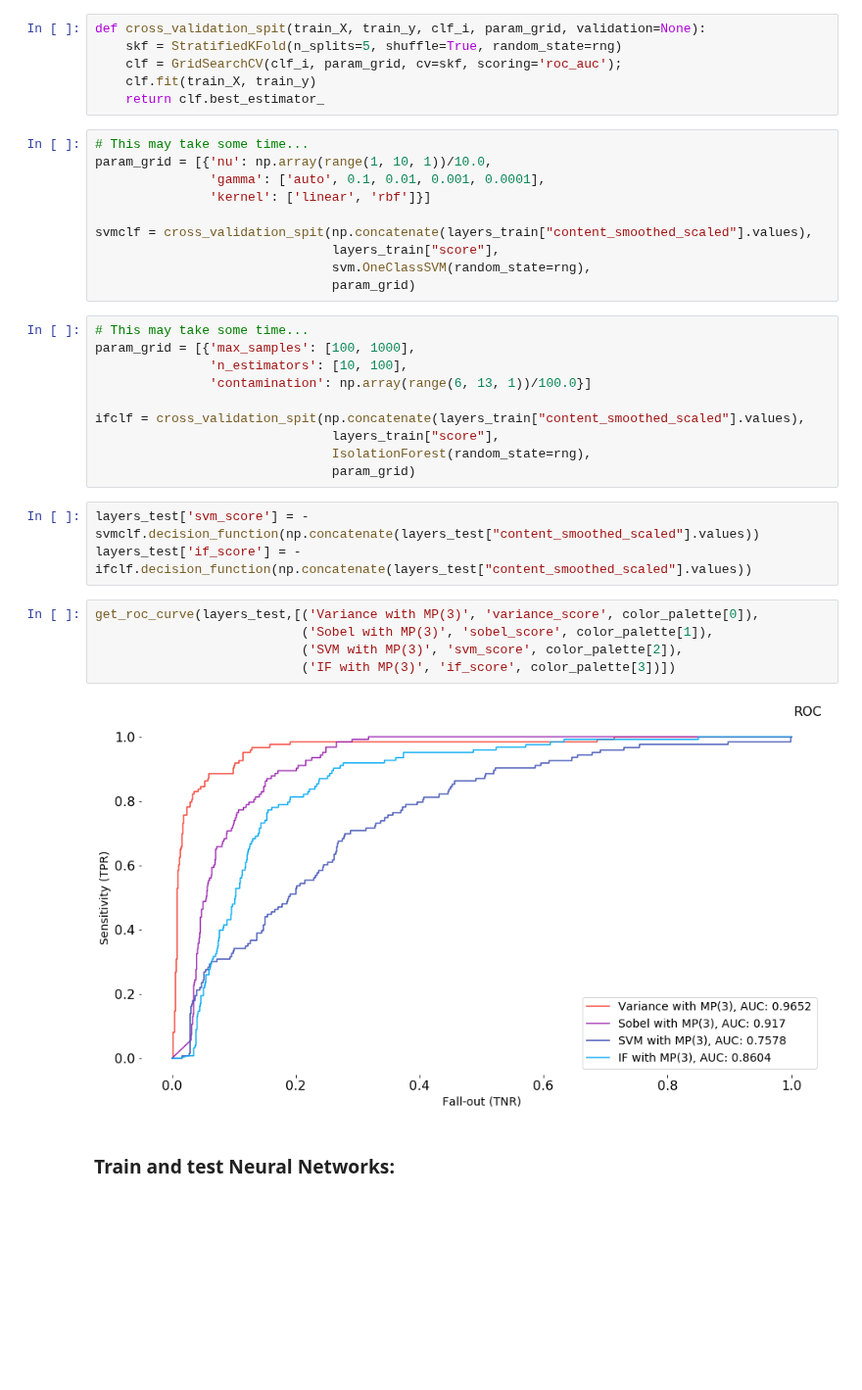
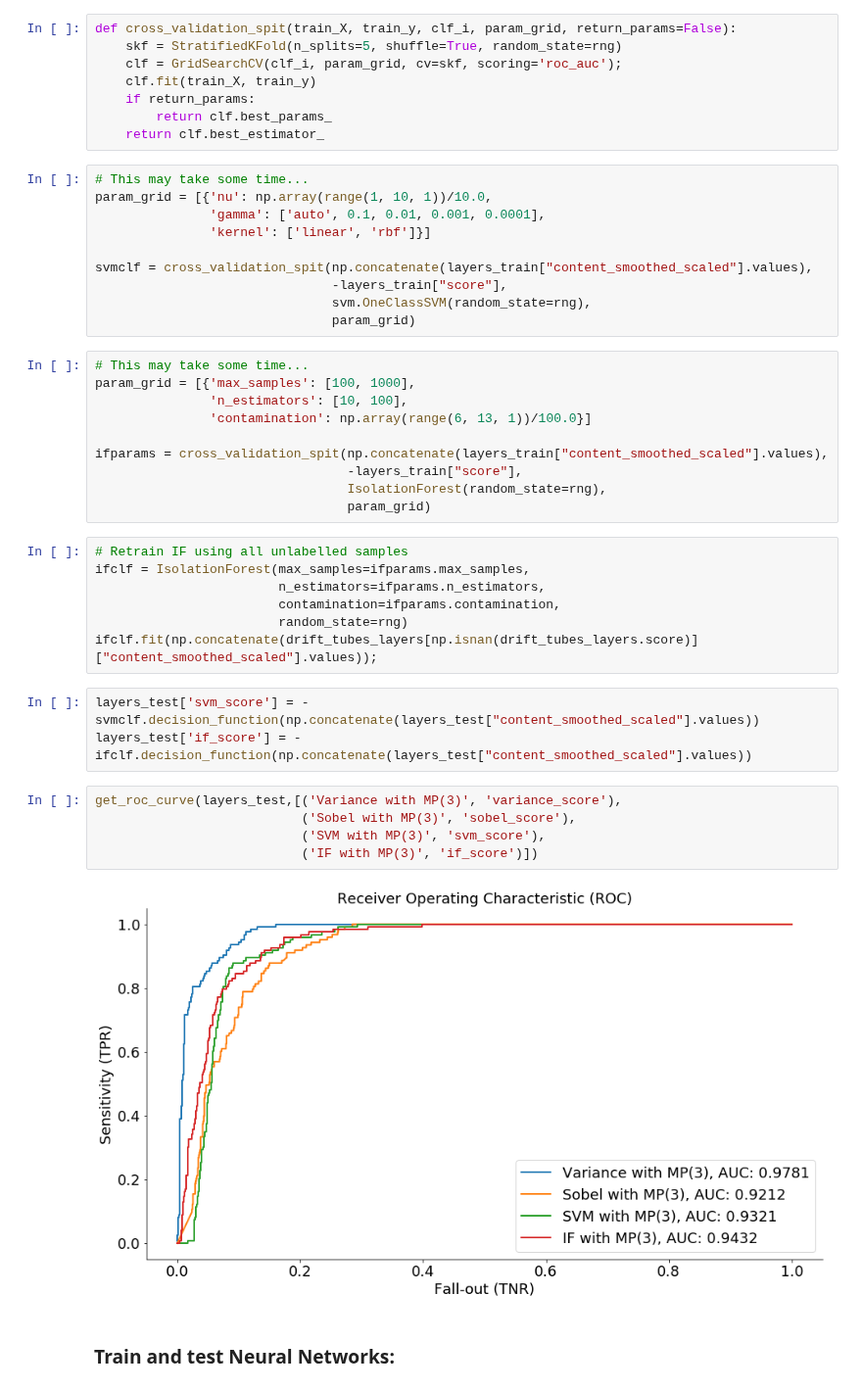
Before and after one commit to jang00777/DT-Digi-Occupancy, a Jupyter notebook: notebooks/model_training.ipynb, the cells around one changed output. Shown at 98% size. Drawn from its saved outputs; the diff is of its cells as text; blank space fills up the shorter version.

```diff
--- a/notebooks/model_training.ipynb
+++ b/notebooks/model_training.ipynb
@@ -374,10 +403,12 @@ get_roc_curve(layers_test,[('Variance with MP(3)', 'variance_score', color_palet
 # %% [markdown]
 Cross validate model selection using Stratified5Fold and GridSearchCV:
 # %%
-def cross_validation_spit(train_X, train_y, clf_i, param_grid, validation=None):
+def cross_validation_spit(train_X, train_y, clf_i, param_grid, return_params=False):
     skf = StratifiedKFold(n_splits=5, shuffle=True, random_state=rng)
     clf = GridSearchCV(clf_i, param_grid, cv=skf, scoring='roc_auc');
     clf.fit(train_X, train_y)
+    if return_params:
+        return clf.best_params_
     return clf.best_estimator_
 # %%
 # This may take some time...
@@ -386,7 +417,7 @@ param_grid = [{'nu': np.array(range(1, 10, 1))/10.0,
                'kernel': ['linear', 'rbf']}]
 
 svmclf = cross_validation_spit(np.concatenate(layers_train["content_smoothed_scaled"].values),
-                               layers_train["score"],
+                               -layers_train["score"],
                                svm.OneClassSVM(random_state=rng),
                                param_grid)
 # %%
@@ -395,20 +426,27 @@ param_grid = [{'max_samples': [100, 1000],
                'n_estimators': [10, 100],
                'contamination': np.array(range(6, 13, 1))/100.0}]
 
-ifclf = cross_validation_spit(np.concatenate(layers_train["content_smoothed_scaled"].values),
-                               layers_train["score"],
-                               IsolationForest(random_state=rng),
-                               param_grid)
+ifparams = cross_validation_spit(np.concatenate(layers_train["content_smoothed_scaled"].values),
+                                 -layers_train["score"],
+                                 IsolationForest(random_state=rng),
+                                 param_grid)
+# %%
+# Retrain IF using all unlabelled samples
+ifclf = IsolationForest(max_samples=ifparams.max_samples,
+                        n_estimators=ifparams.n_estimators,
+                        contamination=ifparams.contamination,
+                        random_state=rng)
+ifclf.fit(np.concatenate(drift_tubes_layers[np.isnan(drift_tubes_layers.score)]["content_smoothed_scaled"].values));
 # %%
 layers_test['svm_score'] = -svmclf.decision_function(np.concatenate(layers_test["content_smoothed_scaled"].values))
 layers_test['if_score'] = -ifclf.decision_function(np.concatenate(layers_test["content_smoothed_scaled"].values))
 # %%
-get_roc_curve(layers_test,[('Variance with MP(3)', 'variance_score', color_palette[0]),
-                           ('Sobel with MP(3)', 'sobel_score', color_palette[1]),
-                           ('SVM with MP(3)', 'svm_score', color_palette[2]),
-                           ('IF with MP(3)', 'if_score', color_palette[3])])
+get_roc_curve(layers_test,[('Variance with MP(3)', 'variance_score'),
+                           ('Sobel with MP(3)', 'sobel_score'),
+                           ('SVM with MP(3)', 'svm_score'),
+                           ('IF with MP(3)', 'if_score')])
 # %% [output]
-[figure, old version]
+[figure, new version]
 # %% [markdown]
 ### Train and test Neural Networks:
 # %% [markdown]
```
Also changed, not shown: parts of 45 cells of this notebook.
